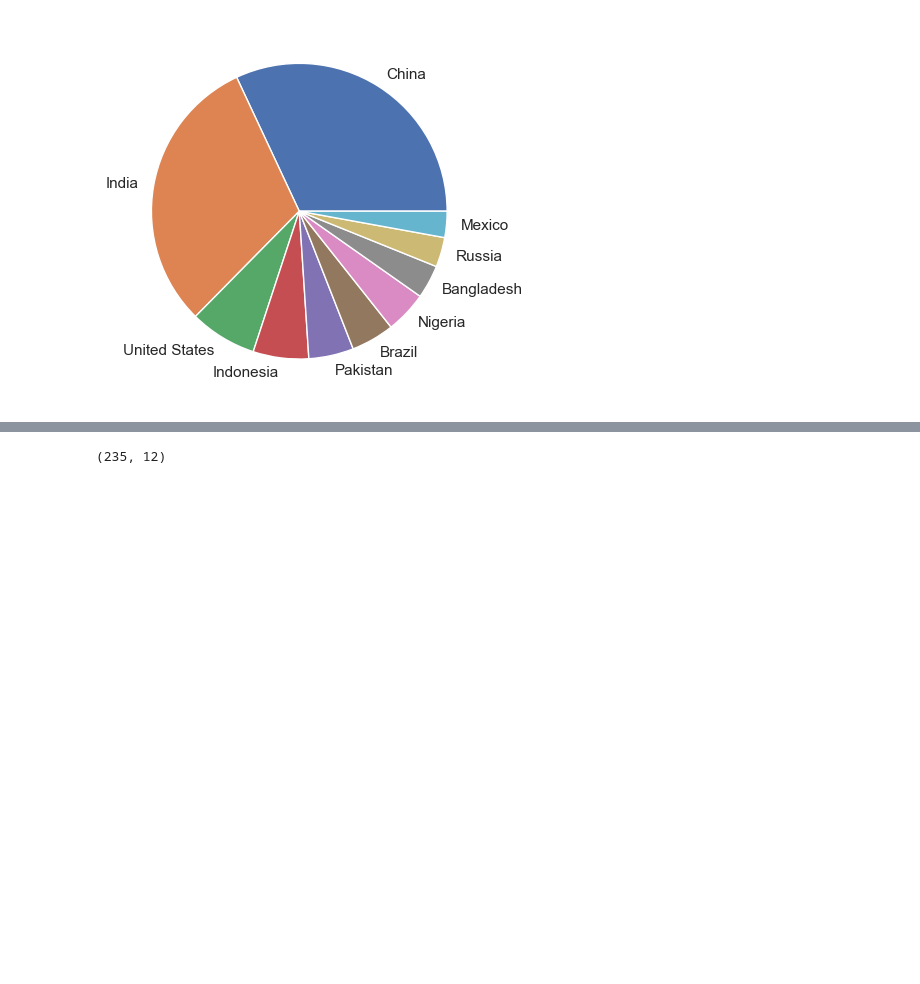
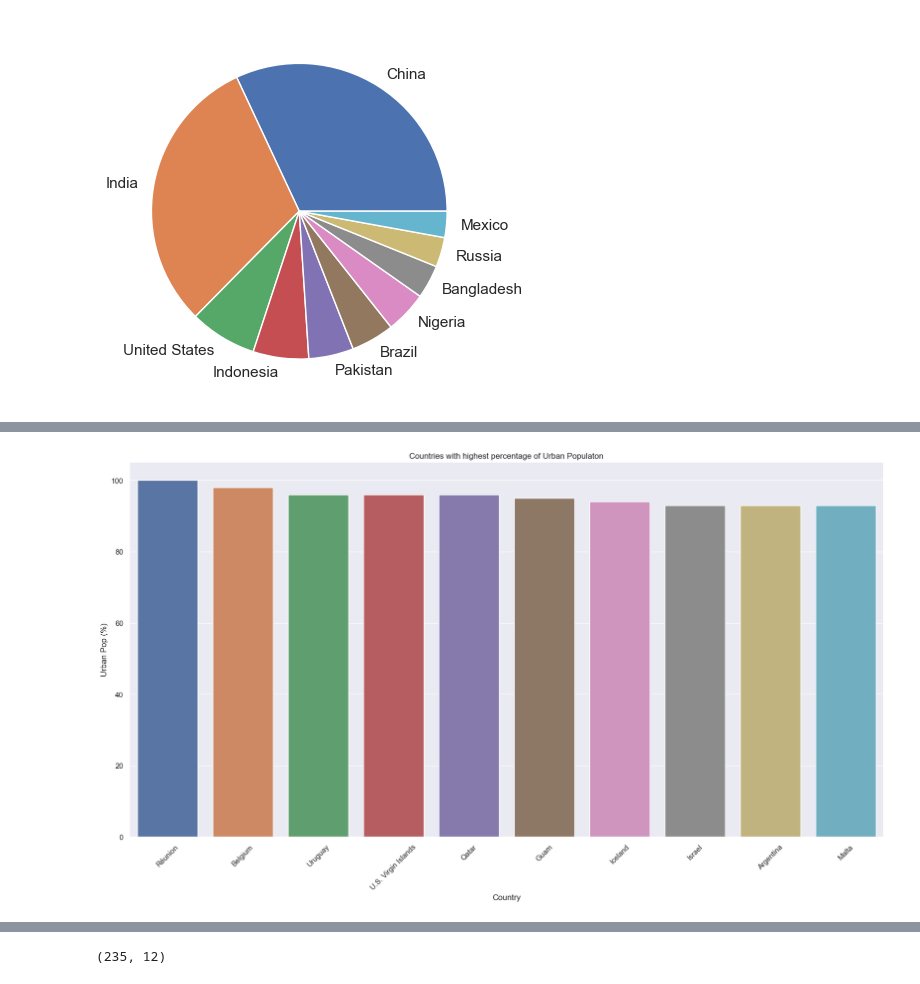
Before and after one commit to ChairmanTee/HTH_BUILD_SUMMER_2022, a Jupyter notebook: Finding-an-Interesting-Dataset-OA/Population_data.ipynb, the cells around one changed output, grey strips where cells are left out. Saved outputs shown, nothing was run; the diff lists cells and outputs as text; code cells hidden in the pictures; blank space fills up the shorter version.

```diff
--- a/Finding-an-Interesting-Dataset-OA/Population_data.ipynb
+++ b/Finding-an-Interesting-Dataset-OA/Population_data.ipynb
@@ -87,0 +95,21 @@ plt.show()
+# %%
+# Top 10 Countries with highest percentage of Urban Population
+# Population_data = Population_data[Population_data['Urban Pop %'].str.contains('N\.A\.') == False]
+
+sorted_population_data = Population_data.sort_values(by='Urban Pop %',ascending=False)
+
+sorted_population_data.head(10)
+
+ax = sns.barplot(data=sorted_population_data.head(10), x="Country (or dependency)", y="Urban Pop %", ci = None)
+
+# sns.countplot(data=Population_data.head(10), x="Country (or dependency)")
+
+plt.title('Countries with highest percentage of Urban Populaton')
+plt.xlabel('Country')
+plt.ylabel('Urban Pop (%)')
+plt.xticks(rotation=45)
+ax.figure.set_size_inches(20,10)
+sns.despine()
+plt.show()
+# %% [output]
+[figure, added]
```
Also changed, not shown: parts of 9 cells of this notebook.
